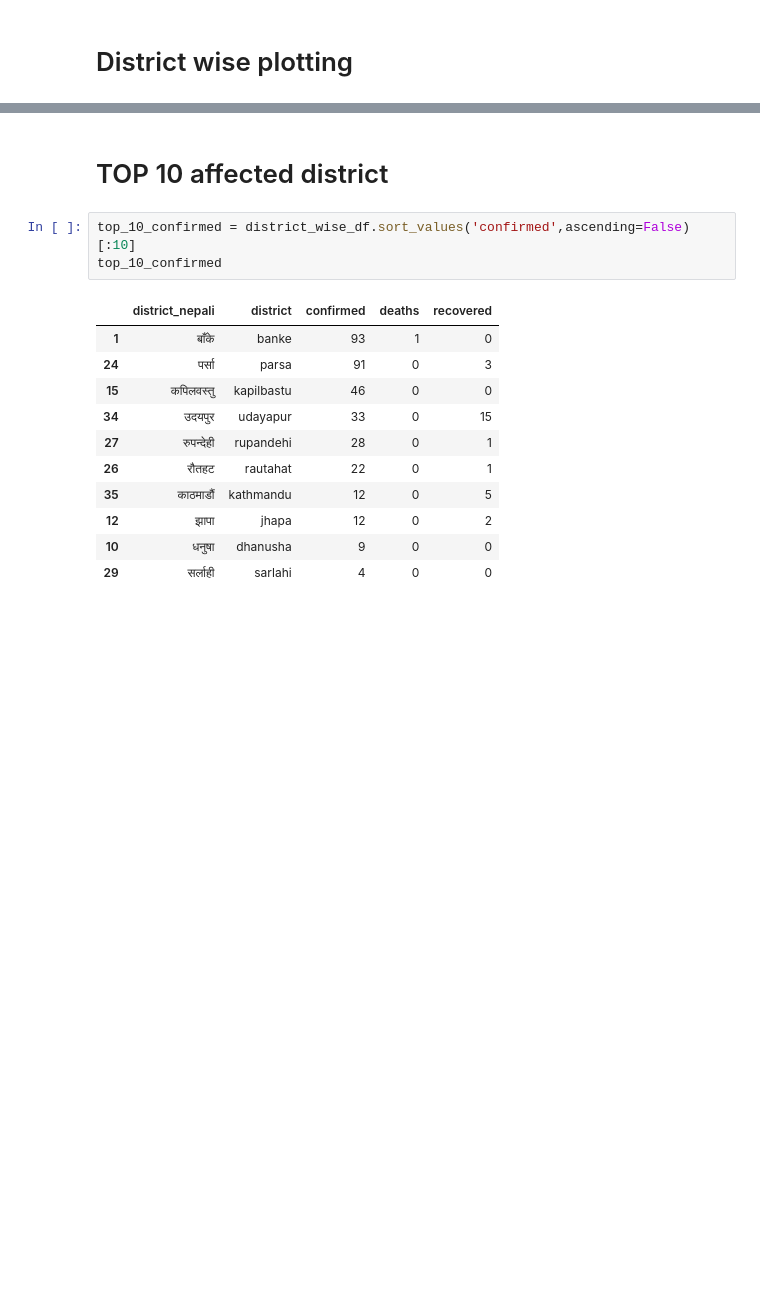
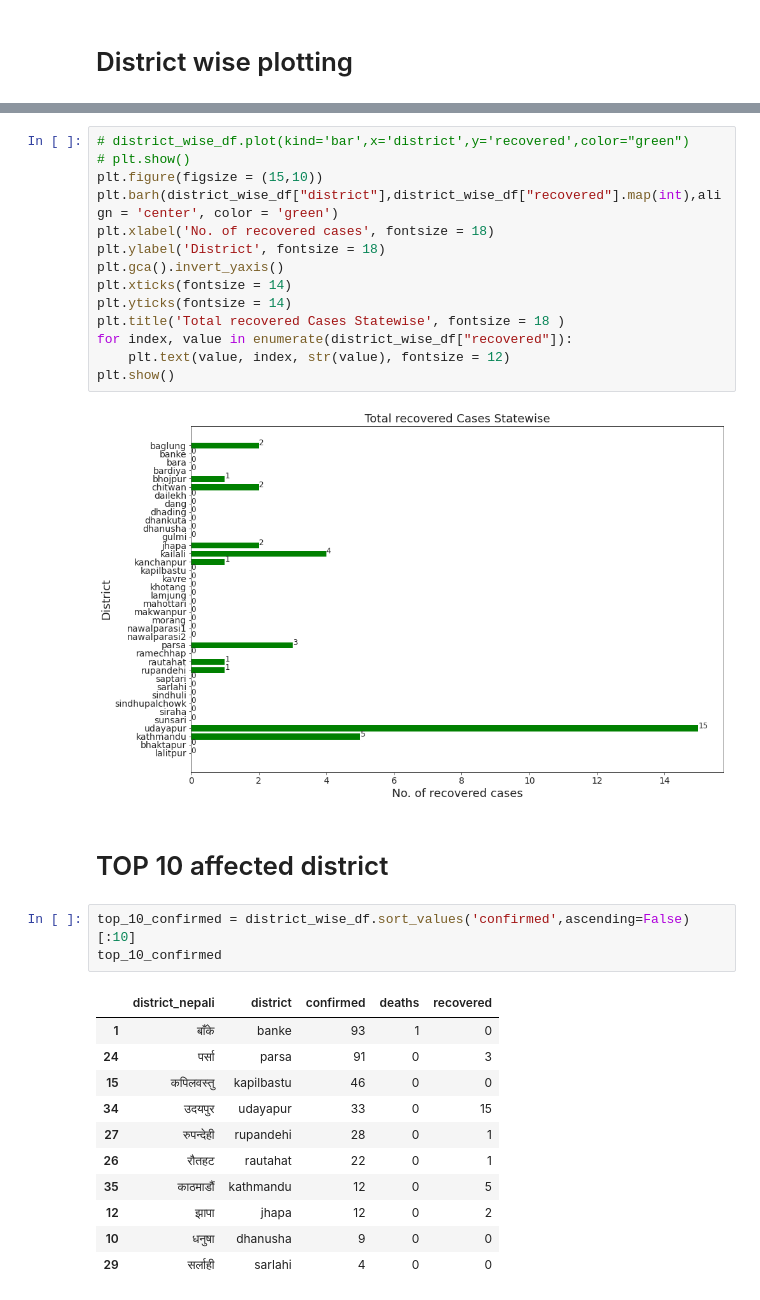
Before and after one commit to pemagrg1/Covid19-Nepal-DataAnalysis, a Jupyter notebook: Nepal Covid Data Analysis.ipynb, the cells around one changed output, grey strips where cells are left out. Drawn from its saved outputs; the diff is of its cells as text; blank space fills up the shorter version.

```diff
--- a/Nepal Covid Data Analysis.ipynb
+++ b/Nepal Covid Data Analysis.ipynb
@@ -100,3 +140,19 @@ plt.show()
+# %%
+# district_wise_df.plot(kind='bar',x='district',y='recovered',color="green")
+# plt.show()
+plt.figure(figsize = (15,10))
+plt.barh(district_wise_df["district"],district_wise_df["recovered"].map(int),align = 'center', color = 'green')
+plt.xlabel('No. of recovered cases', fontsize = 18)
+plt.ylabel('District', fontsize = 18)
+plt.gca().invert_yaxis()
+plt.xticks(fontsize = 14)
+plt.yticks(fontsize = 14)
+plt.title('Total recovered Cases Statewise', fontsize = 18 )
+for index, value in enumerate(district_wise_df["recovered"]):
+    plt.text(value, index, str(value), fontsize = 12)
+plt.show()
+# %% [output]
+[figure, added]
 # %% [markdown]
 # TOP 10 affected district
 # %%
```
Also changed, not shown: parts of 16 cells of this notebook.
